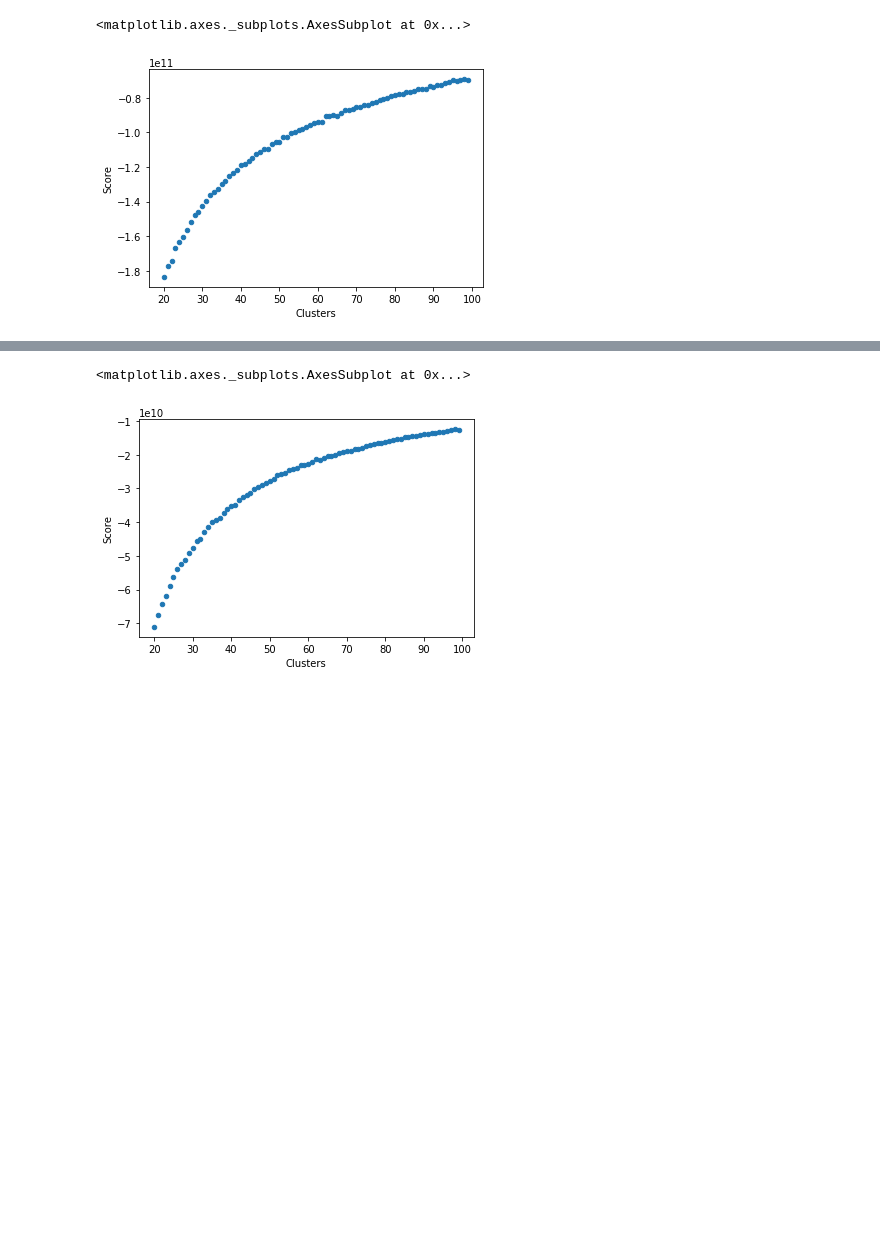
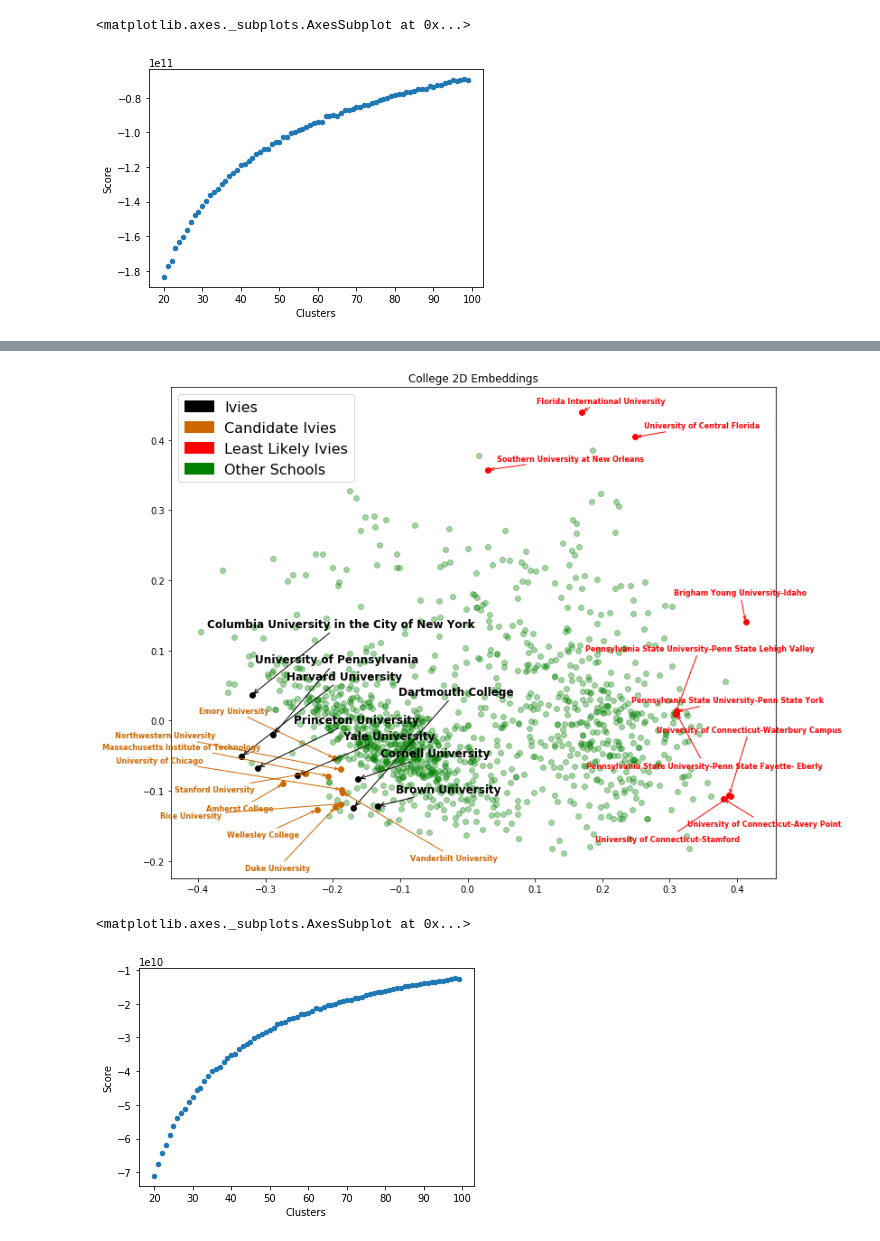
Before and after one commit to jlevin2/cs1951a-final-project, a Jupyter notebook: analysis/kmeans_what_makes_an_ivy_v2.ipynb, the cells around one changed output, grey strips where cells are left out. Drawn from its saved outputs; the diff is of its cells as text; code cells hidden in the pictures; blank space fills up the shorter version.

```diff
--- a/analysis/kmeans_what_makes_an_ivy_v2.ipynb
+++ b/analysis/kmeans_what_makes_an_ivy_v2.ipynb
@@ -213,3 +228,98 @@ Brown University
+# %%
+fig = plt.figure(figsize=(12,10))
+ax = plt.axes()
+
+oran = "#cc6600"
+for i,p in enumerate(p_data):
+    if labelled.values[i][1] in ivies:
+        plt.scatter(p_data[i,0], p_data[i,1], c='black', alpha=1)
+    elif labelled.values[i][0] in topSchools:
+        plt.scatter(p_data[i,0], p_data[i,1], c=oran, alpha=1)
+    elif labelled.values[i][0] in lowSchools:
+        plt.scatter(p_data[i,0], p_data[i,1], c='red', alpha=1)
+    else:
+        plt.scatter(p_data[i,0], p_data[i,1], c='green', alpha=0.35)
+
+
+loc = {
+    "Brown University" : [20, 15],
+    "Dartmouth College" : [50, 125],
+    "Harvard University" : [50, 85],
+    "Princeton University" : [40, 50],
+    "Yale University" : [50, 40],
+    "Cornell University" : [25, 25],
+    "Columbia University in the City of New York" : [-50, 75],
+    "University of Pennsylvania" : [-20, 80],
+
+    "Amherst College" : [-85, -30],
+    'Stanford University': [-145, -20],
+    'University of Chicago': [-250, 30],
+    'Massachusetts Institute of Technology': [-250, 30],
+    'Vanderbilt University': [75, -75],
+    'Wellesley College': [-100, -30],
+    'Duke University': [-100, -70],
+    'Emory University': [-150, 50],
+    'Northwestern University': [-250, 35],
+    'Swarthmore College': [-75, 40],
+    'Rice University': [-200, -15],
+
+    'Pennsylvania State University-Penn State York': [-50, 10],
+    'Pennsylvania State University-Penn State Lehigh Valley': [-100, 70],
+    'Pennsylvania State University-Penn State Fayette- Eberly': [-100, -60],
+    'University of Connecticut-Avery Point': [-40, -30],
+    'Florida International University': [-50, 10],
+    'University of Connecticut-Waterbury Campus': [-80, 70],
+    'University of Connecticut-Stamford': [-150, -50],
+    'Brigham Young University-Idaho': [-80, 30],
+    'University of Central Florida': [10, 10],
+    'Southern University at New Orleans': [10, 10]
+}
+for i,p in enumerate(p_data):
+    if labelled.values[i][0] in topSchools:
+        plt.annotate(
+            labelled.values[i][0],
+            xy=(p_data[i][0], p_data[i][1]),
+            xytext=(loc[labelled.values[i][0]][0],loc[labelled.values[i][0]][1]),
+            textcoords='offset points',
+            fontsize=8,
+            fontweight='bold',
+            color=oran,
+            arrowprops=dict(arrowstyle="->", color=oran))
+
+    if labelled.values[i][0] in lowSchools:
+        plt.annotate(
+            labelled.values[i][0],
+            xy=(p_data[i][0], p_data[i][1]),
+            xytext=(loc[labelled.values[i][0]][0],loc[labelled.values[i][0]][1]),
+            textcoords='offset points',
+            fontsize=8,
+            fontweight='bold',
+            color='red',
+            arrowprops=dict(arrowstyle="->", color='red'))
+
+    if labelled.values[i][1] in ivies:
+        plt.annotate(
+            labelled.values[i][0],
+            xy=(p_data[i][0], p_data[i][1]),
+            xytext=(loc[labelled.values[i][0]][0],loc[labelled.values[i][0]][1]),
+            textcoords='offset points',
+            fontsize=12,
+            fontweight='bold',
+            arrowprops=dict(facecolor='black', arrowstyle="->"))
+ax.set_title("College 2D Embeddings")
+
+black_patch = mpatches.Patch(color='black', label='Ivies')
+orange_patch = mpatches.Patch(color=oran, label='Candidate Ivies')
+green_patch = mpatches.Patch(color='green', label='Other Schools')
+red_patch = mpatches.Patch(color='red', label='Least Likely Ivies')
+
+
+plt.legend(handles=[black_patch, orange_patch, red_patch, green_patch], loc='upper left', prop={'size': 16})
+
+plt.savefig('college_chart.png')
+plt.show()
+# %% [output]
+[figure, added]
 # %%
 values = []
 for i in range(20, 100):
```
Also changed, not shown: parts of 5 cells of this notebook, 27 other files.
